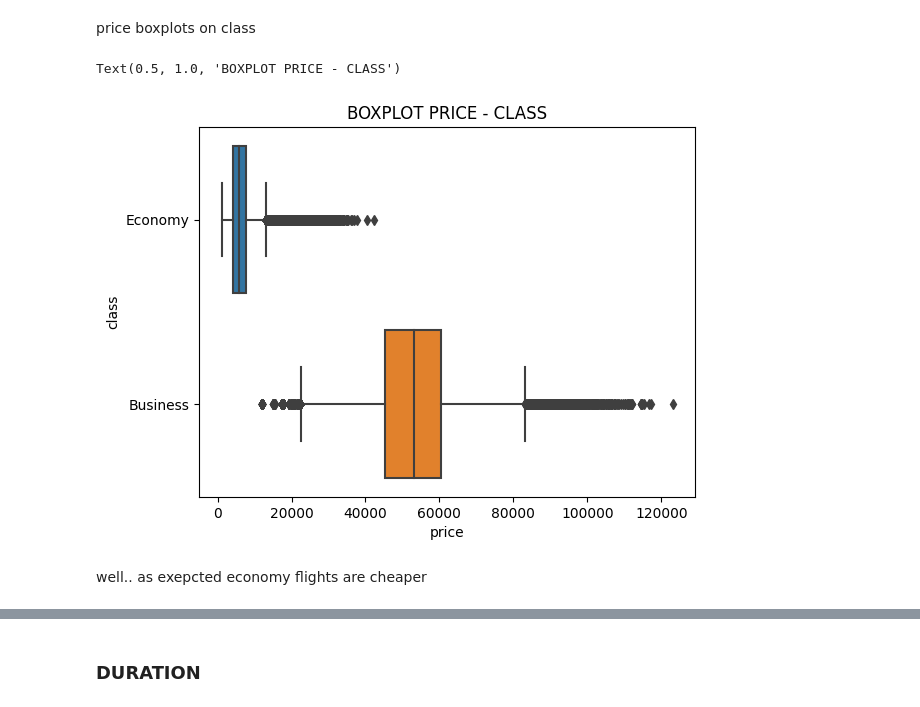
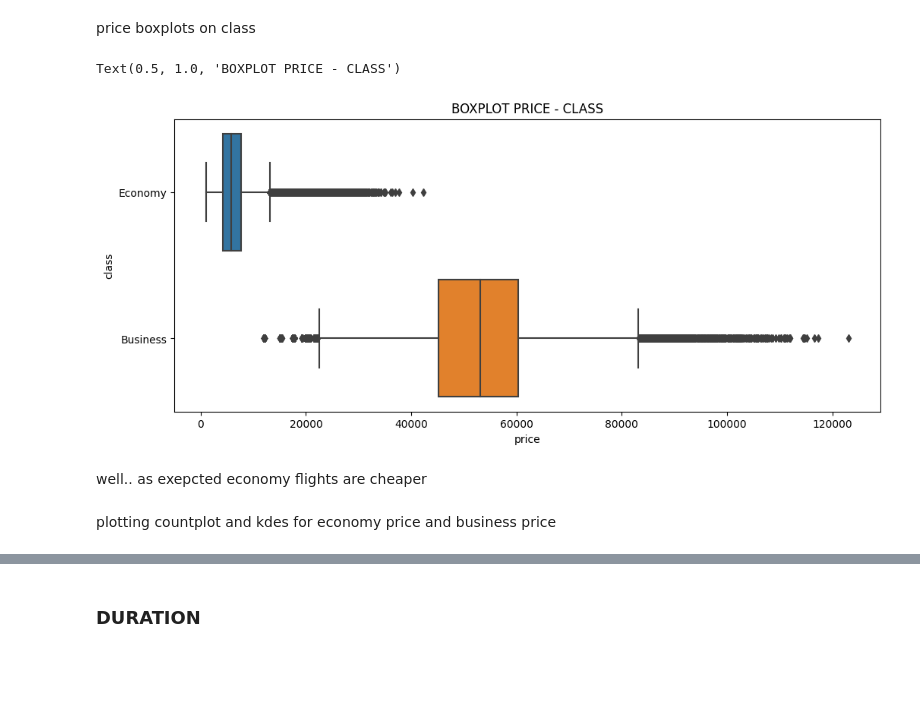
Before and after one commit to baldogiovine/763691, a Jupyter notebook: flights_provola.ipynb, the cells around one changed output, grey strips where cells are left out. Cells and saved outputs as stored; diff of their text form; code cells hidden in the pictures; blank space fills up the shorter version.

```diff
--- a/flights_provola.ipynb
+++ b/flights_provola.ipynb
@@ -139,10 +272,13 @@ also afternoon flights is reasonable that are a little cheaper than the reaming
 # %% [markdown]
 price boxplots on class
 # %%
+plt.subplots(figsize=(12,5))
 sns.boxplot(data=df, x='price', y='class')
 plt.title('BOXPLOT PRICE - CLASS')
 # %% [output]
 Text(0.5, 1.0, 'BOXPLOT PRICE - CLASS')
-[figure, old version]
+[figure, new version]
 # %% [markdown]
 well.. as exepcted economy flights are cheaper
+# %% [markdown]
+plotting countplot and kdes for economy price and business price
```
Also changed, not shown: parts of 30 cells of this notebook.
